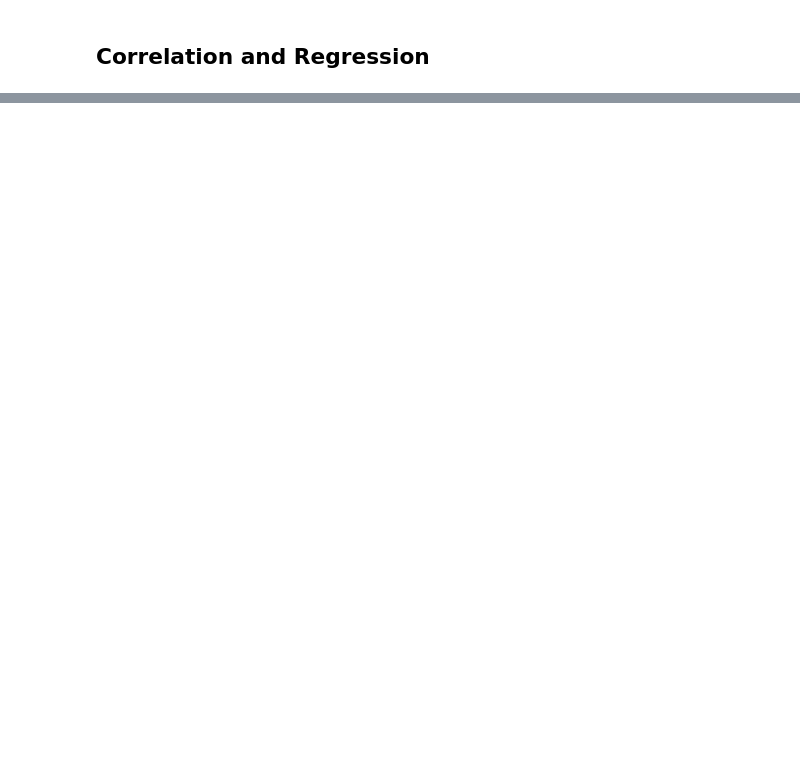
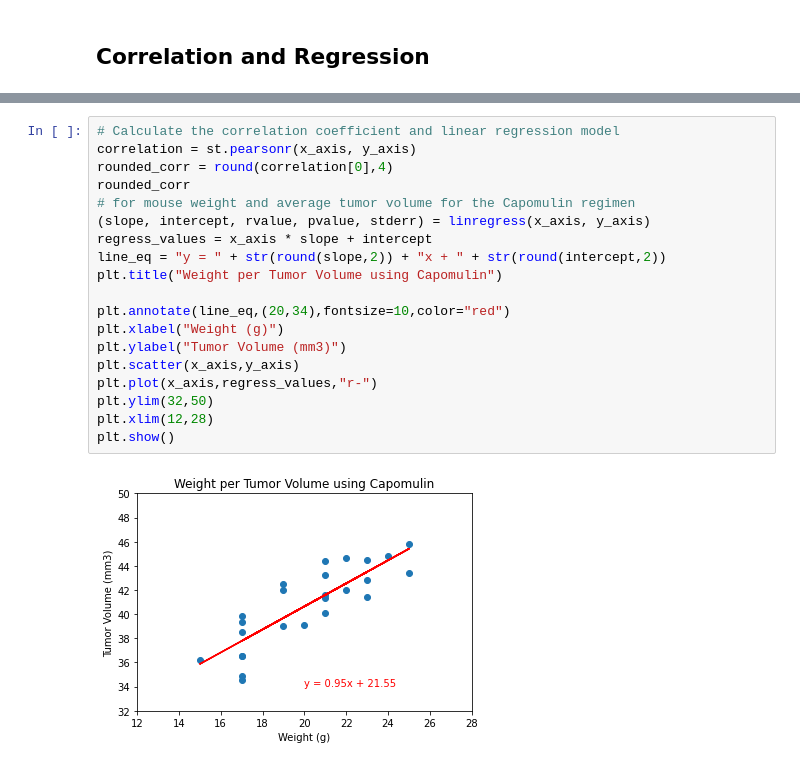
Before and after one commit to JonZagorski/MatplotLib, a Jupyter notebook: Instructions/Pymaceuticals/pymaceuticals_starter.ipynb, the cells around one changed output, grey strips where cells are left out. Saved outputs shown, nothing was run; the diff lists cells and outputs as text; blank space fills up the shorter version.

```diff
--- a/Instructions/Pymaceuticals/pymaceuticals_starter.ipynb
+++ b/Instructions/Pymaceuticals/pymaceuticals_starter.ipynb
@@ -289,0 +304,21 @@ No handles with labels found to put in legend.
+# %%
+# Calculate the correlation coefficient and linear regression model
+correlation = st.pearsonr(x_axis, y_axis)
+rounded_corr = round(correlation[0],4)
+rounded_corr
+# for mouse weight and average tumor volume for the Capomulin regimen
+(slope, intercept, rvalue, pvalue, stderr) = linregress(x_axis, y_axis)
+regress_values = x_axis * slope + intercept
+line_eq = "y = " + str(round(slope,2)) + "x + " + str(round(intercept,2))
+plt.title("Weight per Tumor Volume using Capomulin")
+
+plt.annotate(line_eq,(20,34),fontsize=10,color="red")
+plt.xlabel("Weight (g)")
+plt.ylabel("Tumor Volume (mm3)")
+plt.scatter(x_axis,y_axis)
+plt.plot(x_axis,regress_values,"r-")
+plt.ylim(32,50)
+plt.xlim(12,28)
+plt.show()
+# %% [output]
+[figure, added]
```
Also changed, not shown: parts of 4 cells of this notebook.
